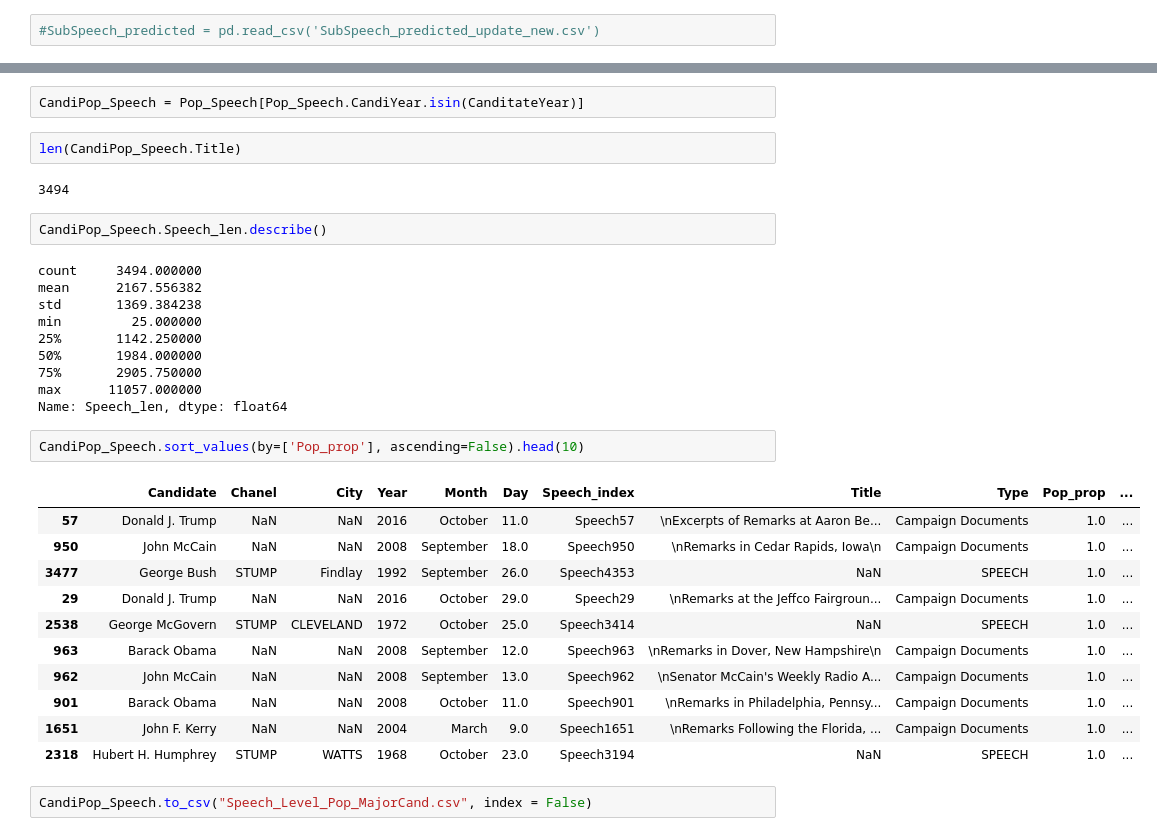
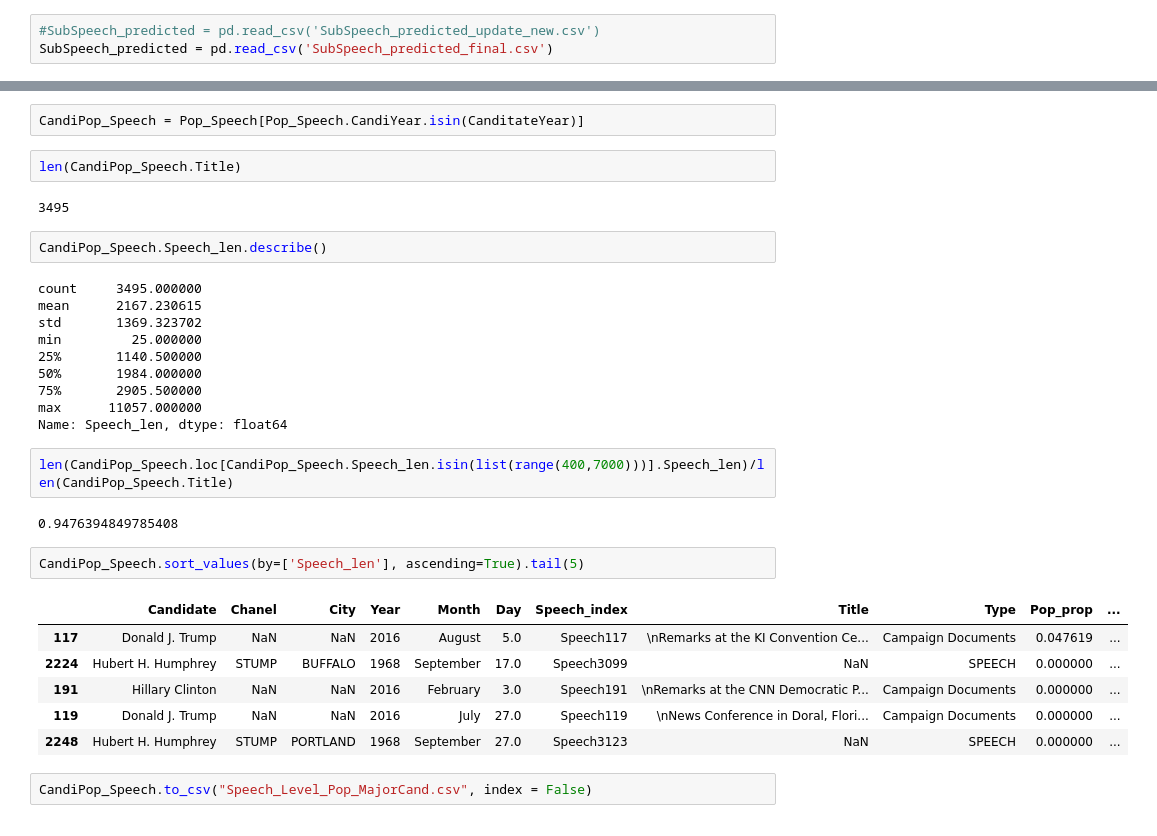
Before and after one commit to YaoyaoDai/PopulistCampaignMeasurement, a Jupyter notebook: Aggregation and Merging .ipynb, the cells around one changed output, grey strips where cells are left out. Cells and saved outputs as stored; diff of their text form.

```diff
--- a/Aggregation and Merging .ipynb
+++ b/Aggregation and Merging .ipynb
@@ -33,2 +33,3 @@ SubSpeech_predicted = pd.read_csv('SubSpeech_predicted_update.csv')
 # %%
 #SubSpeech_predicted = pd.read_csv('SubSpeech_predicted_update_new.csv')
+SubSpeech_predicted = pd.read_csv('SubSpeech_predicted_final.csv')
@@ -140,33 +162,32 @@ CandiPop_Speech = Pop_Speech[Pop_Speech.CandiYear.isin(CanditateYear)]
 # %%
 len(CandiPop_Speech.Title)
 # %% [output]
-3494
+3495
 # %%
 CandiPop_Speech.Speech_len.describe()
 # %% [output]
-count     3494.000000
-mean      2167.556382
-std       1369.384238
+count     3495.000000
+mean      2167.230615
+std       1369.323702
 min         25.000000
-25%       1142.250000
+25%       1140.500000
 50%       1984.000000
-75%       2905.750000
+75%       2905.500000
 max      11057.000000
 Name: Speech_len, dtype: float64
+# %%
+len(CandiPop_Speech.loc[CandiPop_Speech.Speech_len.isin(list(range(400,7000)))].Speech_len)/len(CandiPop_Speech.Title)
+# %% [output]
+0.9476394849785408
 # %%
-CandiPop_Speech.sort_values(by=['Pop_prop'], ascending=False).head(10)
+CandiPop_Speech.sort_values(by=['Speech_len'], ascending=True).tail(5)
 # %% [output]
 |  | Candidate | Chanel | City | Year | Month | Day | Speech_index | Title | Type | Pop_prop | ... |
-| 57 | Donald J. Trump | NaN | NaN | 2016 | October | 11.0 | Speech57 | \nExcerpts of Remarks at Aaron Be... | Campaign Documents | 1.0 | ... |
-| 950 | John McCain | NaN | NaN | 2008 | September | 18.0 | Speech950 | \nRemarks in Cedar Rapids, Iowa\n | Campaign Documents | 1.0 | ... |
-| 3477 | George Bush | STUMP | Findlay | 1992 | September | 26.0 | Speech4353 | NaN | SPEECH | 1.0 | ... |
-| 29 | Donald J. Trump | NaN | NaN | 2016 | October | 29.0 | Speech29 | \nRemarks at the Jeffco Fairgroun... | Campaign Documents | 1.0 | ... |
-| 2538 | George McGovern | STUMP | CLEVELAND | 1972 | October | 25.0 | Speech3414 | NaN | SPEECH | 1.0 | ... |
-| 963 | Barack Obama | NaN | NaN | 2008 | September | 12.0 | Speech963 | \nRemarks in Dover, New Hampshire\n | Campaign Documents | 1.0 | ... |
-| 962 | John McCain | NaN | NaN | 2008 | September | 13.0 | Speech962 | \nSenator McCain's Weekly Radio A... | Campaign Documents | 1.0 | ... |
-| 901 | Barack Obama | NaN | NaN | 2008 | October | 11.0 | Speech901 | \nRemarks in Philadelphia, Pennsy... | Campaign Documents | 1.0 | ... |
-| 1651 | John F. Kerry | NaN | NaN | 2004 | March | 9.0 | Speech1651 | \nRemarks Following the Florida, ... | Campaign Documents | 1.0 | ... |
-| 2318 | Hubert H. Humphrey | STUMP | WATTS | 1968 | October | 23.0 | Speech3194 | NaN | SPEECH | 1.0 | ... |
+| 117 | Donald J. Trump | NaN | NaN | 2016 | August | 5.0 | Speech117 | \nRemarks at the KI Convention Ce... | Campaign Documents | 0.047619 | ... |
+| 2224 | Hubert H. Humphrey | STUMP | BUFFALO | 1968 | September | 17.0 | Speech3099 | NaN | SPEECH | 0.000000 | ... |
+| 191 | Hillary Clinton | NaN | NaN | 2016 | February | 3.0 | Speech191 | \nRemarks at the CNN Democratic P... | Campaign Documents | 0.000000 | ... |
+| 119 | Donald J. Trump | NaN | NaN | 2016 | July | 27.0 | Speech119 | \nNews Conference in Doral, Flori... | Campaign Documents | 0.000000 | ... |
+| 2248 | Hubert H. Humphrey | STUMP | PORTLAND | 1968 | September | 27.0 | Speech3123 | NaN | SPEECH | 0.000000 | ... |
 # %%
 CandiPop_Speech.to_csv("Speech_Level_Pop_MajorCand.csv", index = False)
 # %%
```
Also changed, not shown: parts of 36 cells of this notebook, 10 other files.
